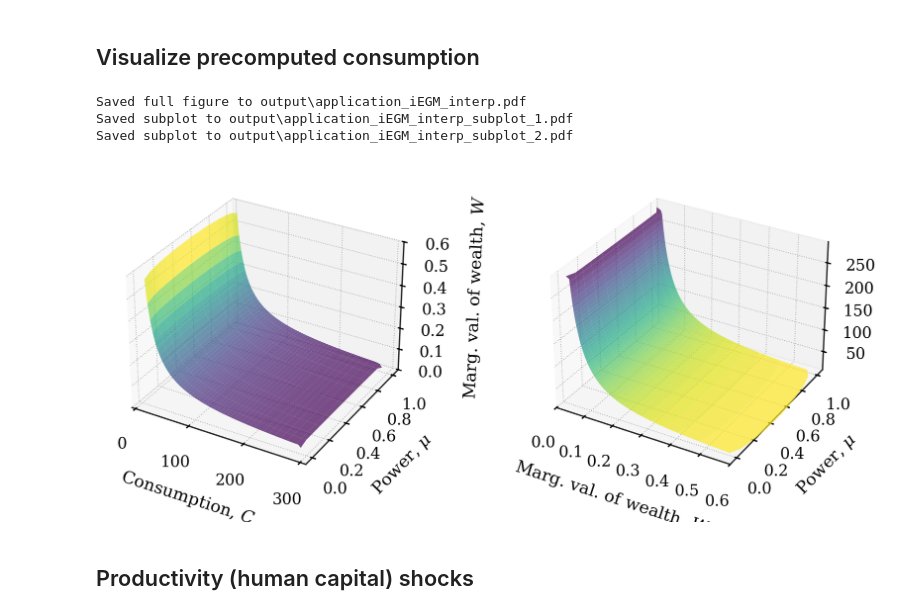
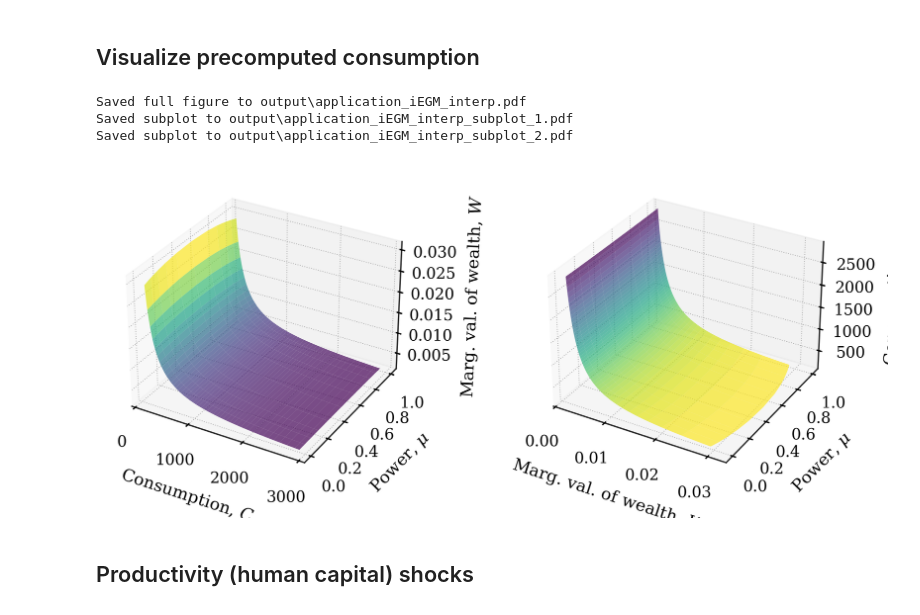
Before and after one commit to ThomasHJorgensen/FastBargaining, a Jupyter notebook: Application/04. Counterfactuals.ipynb, the cells around one changed output. Cells and saved outputs as stored; diff of their text form; code cells hidden in the pictures.

```diff
--- a/Application/04. Counterfactuals.ipynb
+++ b/Application/04. Counterfactuals.ipynb
@@ -74,36 +74,36 @@ grid_C = model.par.grid_C_for_marg_u
 grid_power = model.par.grid_power
 
 X, Y = np.meshgrid(grid_C, grid_power)
 
 min_C_idx = 15
 max_C_idx = len(grid_C) - 2
 
 ilw = -1
 ilm = -1
 grid_marg_u = model.sol.grid_marg_u_couple[ilw,ilm]
 
 Z_marg_u = grid_marg_u.copy()
 Z_marg_u[Z_marg_u > 0.7] = np.nan
 
 fm = FigureManager(path, use_latex=False, cycle_linestyles=True)
 fig, axes = fm.create_figure(1,2,2, horizontal=False, projection='3d')
 
 axes[0].plot_surface(X[:,min_C_idx:max_C_idx], Y[:,min_C_idx:max_C_idx], Z_marg_u[:,min_C_idx:max_C_idx],alpha=0.7, cmap='viridis')
-axes[0].set(xlabel=r'Consumption, $C$', ylabel=r'Power, $\mu$', zlabel=r'Marg. val. of wealth, $W$', zlim=(0.0, 0.6));
+axes[0].set(xlabel=r'Consumption, $C$', ylabel=r'Power, $\mu$', zlabel=r'Marg. val. of wealth, $W$', );#zlim=(0.0, 0.6));
 
 axes[1].plot_surface(grid_marg_u[:,min_C_idx:max_C_idx], Y[:,min_C_idx:max_C_idx], X[:,min_C_idx:max_C_idx],alpha=0.7, cmap='viridis_r')
-axes[1].set(xlabel=r'Marg. val. of wealth, $W$', ylabel=r'Power, $\mu$', zlabel=r'Consumption, $C$', xlim=(0.0, 0.6));
+axes[1].set(xlabel=r'Marg. val. of wealth, $W$', ylabel=r'Power, $\mu$', zlabel=r'Consumption, $C$', );#xlim=(0.0, 0.6));
 
 for ax in axes:
     ax.zaxis.labelpad = 5  # or even negative like -5
 
 
 fm.save_figure(filename="application_iEGM_interp", include_title=False, subplot_settings={'padding': 0.3})
 # %% [output]
 Saved full figure to output\application_iEGM_interp.pdf
 Saved subplot to output\application_iEGM_interp_subplot_1.pdf
 Saved subplot to output\application_iEGM_interp_subplot_2.pdf
-[figure, old version]
+[figure, new version]
 # %% [markdown]
 ## Productivity (human capital) shocks
 # %%
```
Also changed, not shown: parts of 3 cells of this notebook, 20 other files.
